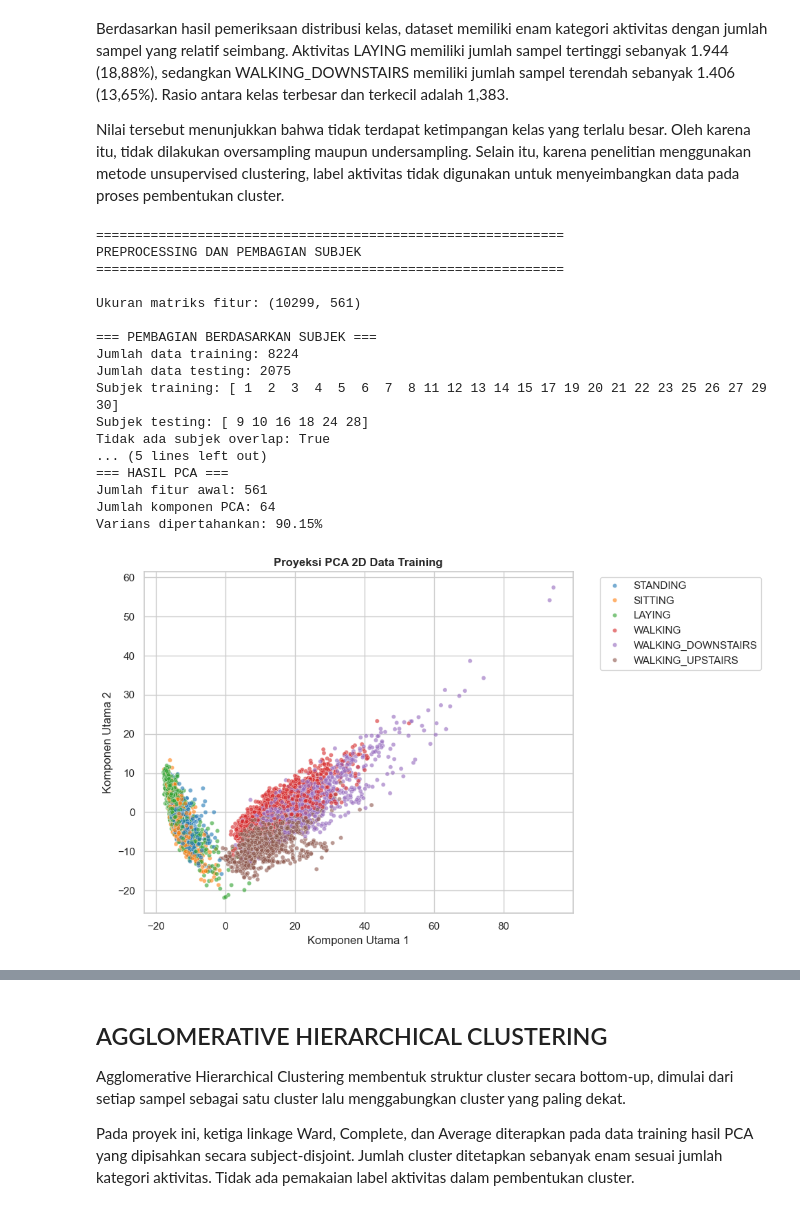
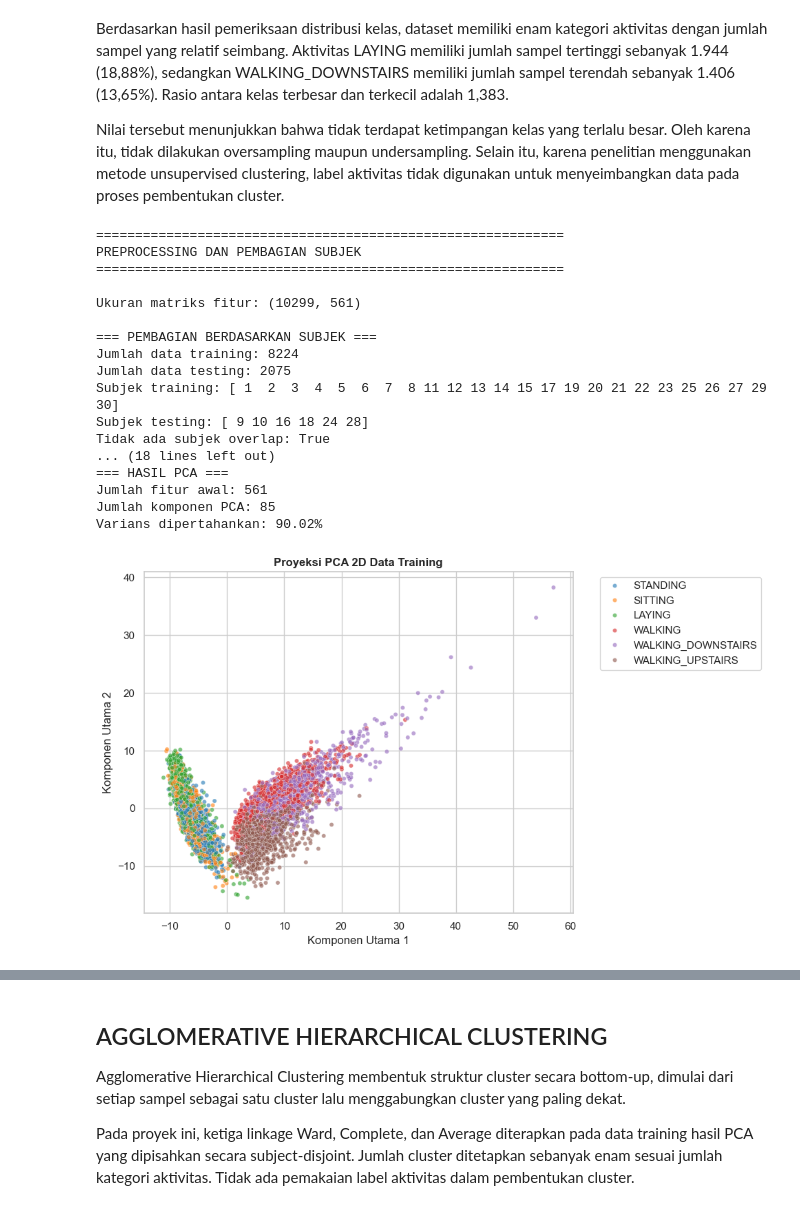
Before and after one commit to KLVA147/10_DS-IF-A_DC-Cakung, a Jupyter notebook: Main.ipynb, the cells around one changed output, grey strips where cells are left out. Cells and saved outputs as stored; diff of their text form; code cells hidden in the pictures.

```diff
--- a/Main.ipynb
+++ b/Main.ipynb
@@ -1025,9 +1025,59 @@ print("Subjek training:", np.unique(subject_train))
 print("Subjek testing:", np.unique(subject_test))
 print("Tidak ada subjek overlap:", set(subject_train).isdisjoint(set(subject_test)))
 
+
+# FEATURE SELECTION BERDASARKAN KORELASI ANTARFITUR
+
+print("\n" + "=" * 60)
+print("FEATURE SELECTION")
+print("=" * 60)
+
+# Membuat DataFrame dari data training
+X_train_df = pd.DataFrame(X_train, columns=column_names)
+
+# Menghitung korelasi Pearson antarfitur training
+correlation_matrix = X_train_df.corr().abs()
+
+# Mengambil segitiga atas matriks korelasi
+upper_triangle = correlation_matrix.where(
+    np.triu(np.ones(correlation_matrix.shape), k=1).astype(bool)
+)
+
+# Mengidentifikasi fitur yang memiliki korelasi > 0.95
+correlation_threshold = 0.95
+
+selected_features_to_drop = [
+    column
+    for column in upper_triangle.columns
+    if any(upper_triangle[column] > correlation_threshold)
+]
+
+# Menentukan fitur yang dipertahankan
+selected_features = [
+    column
+    for column in column_names
+    if column not in selected_features_to_drop
+]
+
+# Menerapkan fitur terpilih pada training dan testing
+X_train_selected = X_train_df[selected_features].values
+X_test_selected = pd.DataFrame(
+    X_test, columns=column_names
+)[selected_features].values
+
+print("Jumlah fitur awal:", len(column_names))
+print("Jumlah fitur dibuang:", len(selected_features_to_drop))
+print("Jumlah fitur terpilih:", len(selected_features))
+print("Ambang korelasi:", correlation_threshold)
+
+print("\nContoh fitur yang dibuang:")
+print(selected_features_to_drop[:15])
+
+print("\nFeature Selection selesai.")
+
 scaler_full = StandardScaler()
-X_train_scaled = scaler_full.fit_transform(X_train)
-X_test_scaled = scaler_full.transform(X_test)
+X_train_scaled = scaler_full.fit_transform(X_train_selected)
+X_test_scaled = scaler_full.transform(X_test_selected)
 
 print("\n=== HASIL SCALING ===")
 print("Training:", X_train_scaled.shape)
@@ -1057,37 +1107,37 @@ plt.figure(figsize=(10, 6))
 sns.scatterplot(
     data=df_pca_vis,
     x='PCA_Component_1',
     y='PCA_Component_2',
     hue='Activity',
     palette='tab10',
     alpha=0.6,
     s=20
 )
 plt.title("Proyeksi PCA 2D Data Training", fontsize=12, fontweight='bold')
 plt.xlabel("Komponen Utama 1")
 plt.ylabel("Komponen Utama 2")
 plt.legend(bbox_to_anchor=(1.05, 1), loc='upper left')
 plt.tight_layout()
 plt.show()
 # %% [output]
 ============================================================
 PREPROCESSING DAN PEMBAGIAN SUBJEK
 ============================================================
 
 Ukuran matriks fitur: (10299, 561)
 
 === PEMBAGIAN BERDASARKAN SUBJEK ===
 Jumlah data training: 8224
 Jumlah data testing: 2075
 Subjek training: [ 1  2  3  4  5  6  7  8 11 12 13 14 15 17 19 20 21 22 23 25 26 27 29 30]
 Subjek testing: [ 9 10 16 18 24 28]
 Tidak ada subjek overlap: True
-... (5 lines left out)
+... (18 lines left out)
 === HASIL PCA ===
 Jumlah fitur awal: 561
-Jumlah komponen PCA: 64
-Varians dipertahankan: 90.15%
+Jumlah komponen PCA: 85
+Varians dipertahankan: 90.02%
-[figure, old version]
+[figure, new version]
 # %% [markdown]
 ### Penjelasan Hasil Preprocessing
 
```
Also changed, not shown: parts of 20 cells of this notebook.
